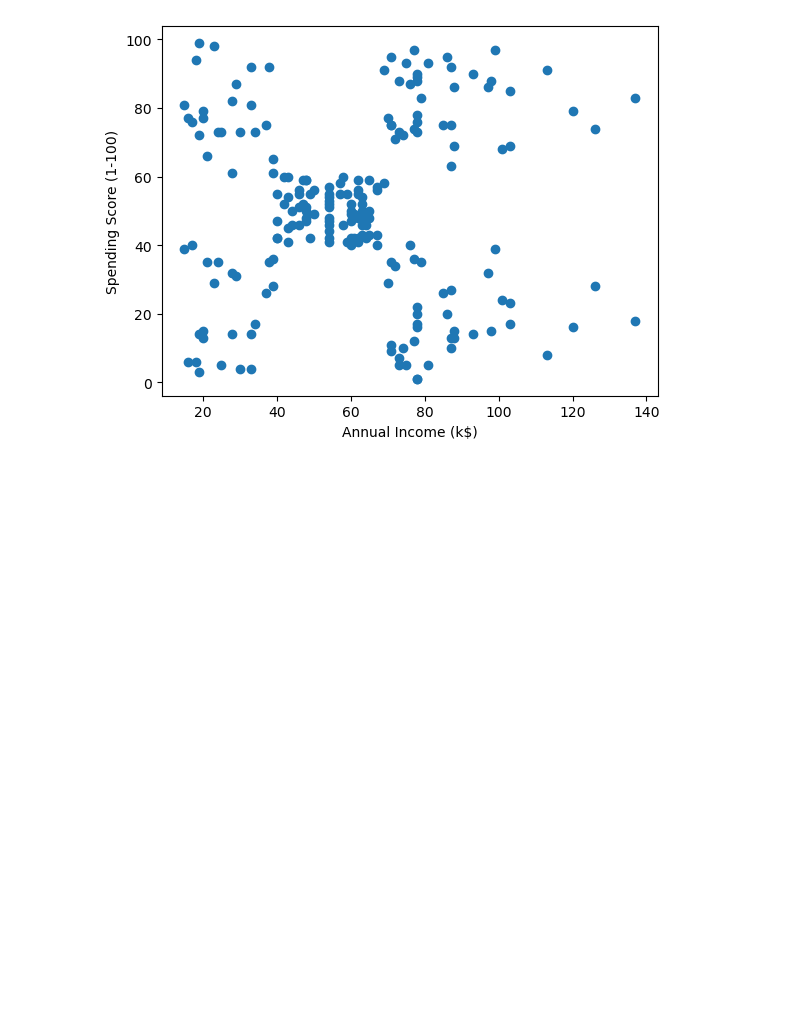
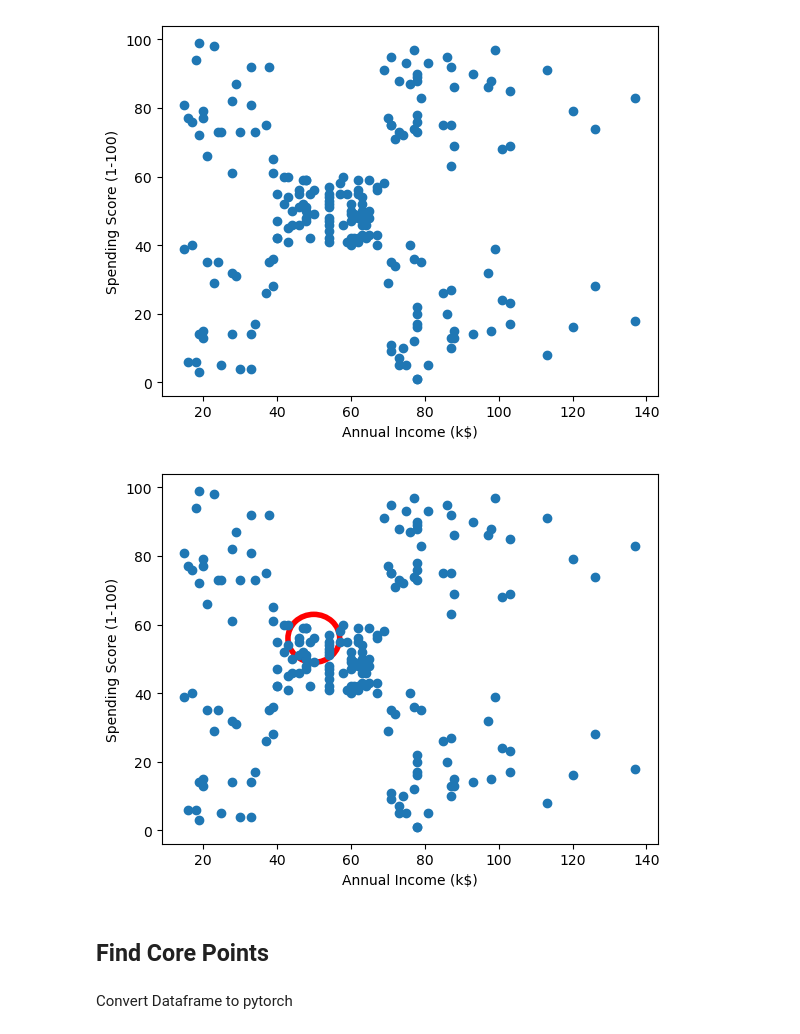
Before and after one commit to peterbull/fai-pt2-nbs, a Jupyter notebook: 02.04_dbscan.ipynb, the cells around one changed output. Cells and saved outputs as stored; diff of their text form; code cells hidden in the pictures; blank space fills up the shorter version.

```diff
--- a/02.04_dbscan.ipynb
+++ b/02.04_dbscan.ipynb
@@ -28,3 +28,20 @@ plt.ylabel('Spending Score (1-100)')
 plt.show()
 # %% [output]
 [figure]
+# %%
+ex_pt = random.randint(0, 199)
+from matplotlib.patches import Circle
+circle1 = Circle((x[ex_pt], y[ex_pt]), 7, color='r', fill=False, linewidth=4)
+fig, ax = plt.subplots()
+ax.add_artist(circle1)
+ax.scatter(x,y)
+ax.set_xlabel('Annual Income (k$)')
+ax.set_ylabel('Spending Score (1-100)')
+plt.show()
+plt.show()
+# %% [output]
+[figure, added]
+# %% [markdown]
+## Find Core Points
+# %% [markdown]
+Convert Dataframe to pytorch
```
Also changed, not shown: parts of 20 cells of this notebook, 1 other file.
